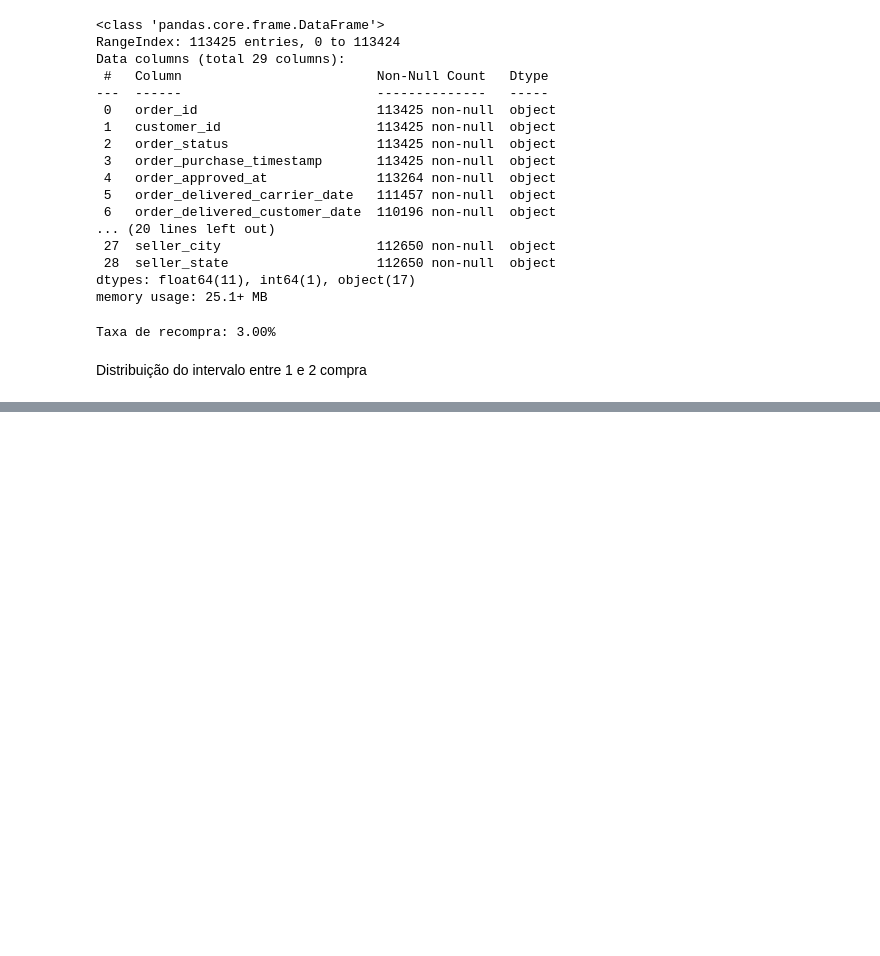
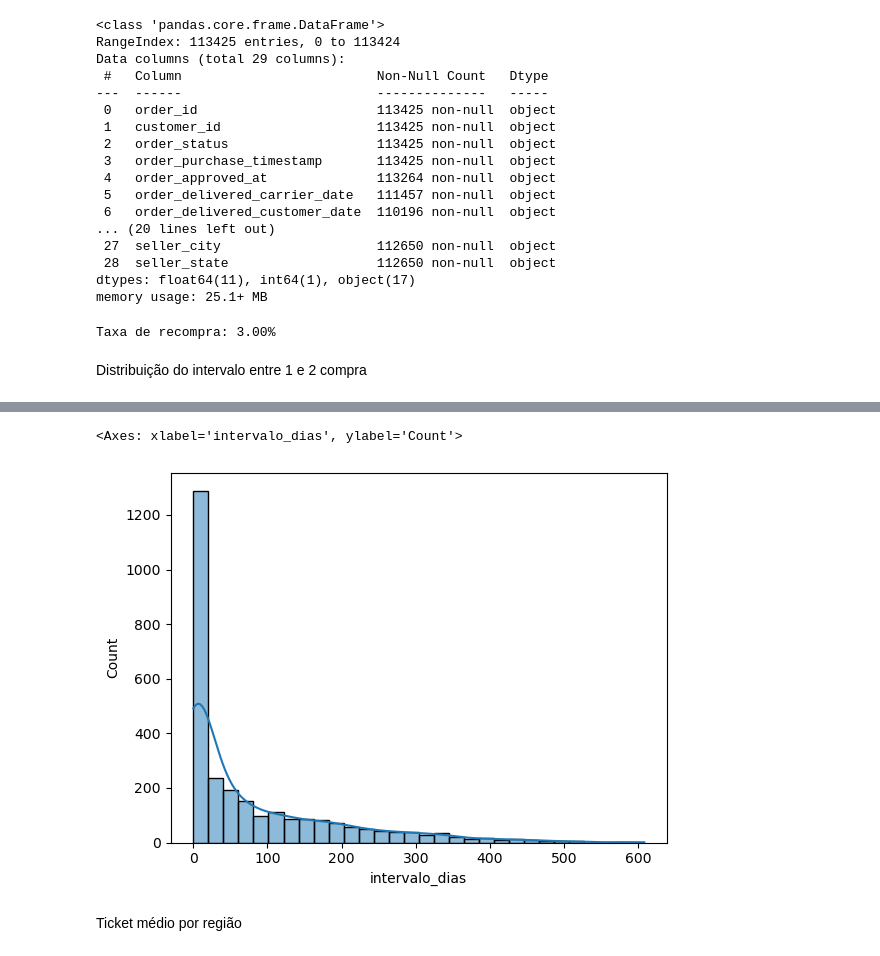
Before and after one commit to lsales7/ml-project, a Jupyter notebook: notebooks/eda.ipynb, the cells around one changed output, grey strips where cells are left out. Saved outputs shown, nothing was run; the diff lists cells and outputs as text; code cells hidden in the pictures; blank space fills up the shorter version.

```diff
--- a/notebooks/eda.ipynb
+++ b/notebooks/eda.ipynb
@@ -73,0 +57,27 @@ pedidos_ordenados.head()
+# %%
+#Removendo pedidos duplicados
+pedidos_unicos = df_status.drop_duplicates(subset=['customer_unique_id', 'order_id'])
+
+#Ordernar por clientes
+pedidos_ordenados = pedidos_unicos.sort_values(['customer_unique_id', 'order_purchase_timestamp'])
+pedidos_ordenados['order_purchase'] = pedidos_ordenados.groupby('customer_unique_id').cumcount()
+
+#converter variavel order_purchase_timestamp para datetime
+pedidos_ordenados['order_purchase_timestamp'] = pd.to_datetime(pedidos_ordenados['order_purchase_timestamp'])
+
+#Pivotar
+pivot = pedidos_ordenados[pedidos_ordenados['order_purchase'] <= 1].pivot(index='customer_unique_id', columns='order_purchase', values='order_purchase_timestamp')
+
+#calcular intervalo de dias
+pivot['intervalo_dias'] = (pivot[1] - pivot[0]).dt.days
+
+#remover clientes que não realizaram mais de 1 compra
+pivot = pivot.dropna(subset=['intervalo_dias'])
+
+#visualizar distribuição
+sns.histplot(pivot['intervalo_dias'], bins=30, kde=True)
+# %% [output]
+<Axes: xlabel='intervalo_dias', ylabel='Count'>
+[figure, added]
+# %% [markdown]
+Ticket médio por região
```
Also changed, not shown: parts of 3 cells of this notebook.
